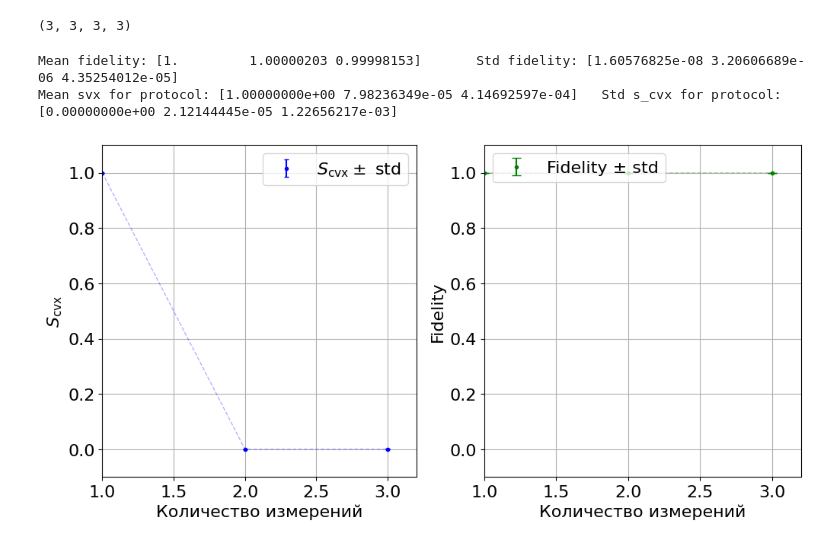
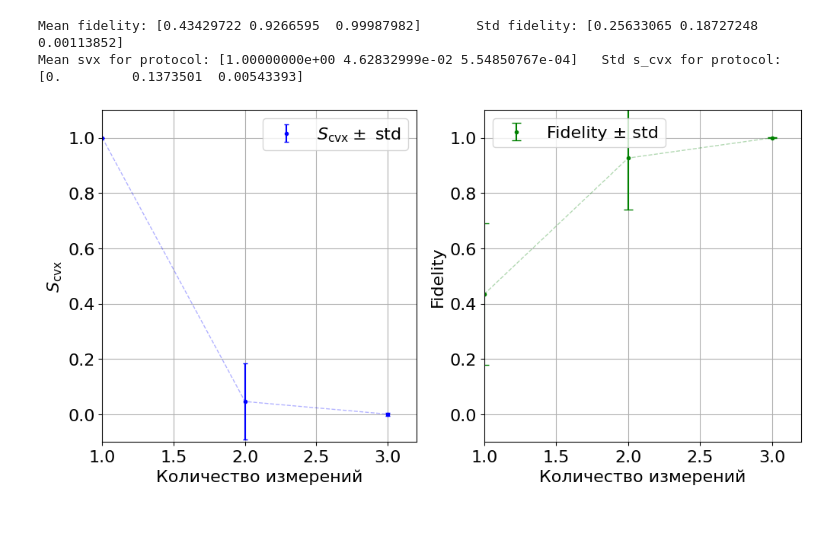
Before and after one commit to Denis-chupa/Quantum_tools, a Jupyter notebook: Tomography/src/research_data/create_s_cvx_pictures.ipynb, the cells around one changed output. Cells and saved outputs as stored; diff of their text form; code cells hidden in the pictures.

```diff
--- a/Tomography/src/research_data/create_s_cvx_pictures.ipynb
+++ b/Tomography/src/research_data/create_s_cvx_pictures.ipynb
@@ -16,8 +13,3 @@ AttributeError("module 'mosek' has no attribute 'conetype'")
-# %%
-from Qutrit import*
-print(oper_fedorov_basis.shape)
-# %% [output]
-(3, 3, 3, 3)
 # %%
 
 from Qutrit import*
@@ -31,38 +23,38 @@ plt.rcParams.update({
     'legend.fontsize': 16          # Размер шрифта легенды
 })
 
-protocol = [diag((1,1,1)), Gl_2(pi / 8), Gl_2(pi / 8) @ Gl_8(0)]
+protocol = [Gl_2(pi / 8), Gl_2(pi / 8) @ Gl_8(0), diag((1,1,1))]
 
 tomography_1 = ACT(protocol, 1, 3)
 x = np.array([1, 2, 3])
 svx_list = []
 fidelity_list = []
-N = 10
+N = 100
 
 
 for i in tqdm(range(N)):
     svx_list_one_measurement, fidelity_list_one_measurement, fidelity_x_min, fidelity_x_max, x_min_list, x_max_list, state_ml = tomography_1.main(epsilon=10**-5)
     for ind_min in range(len(x_min_list)):
         x_min_list[ind_min] = np.array([[complex(item) for item in row] for row in x_min_list[ind_min]])
     for ind_max in range(len(x_max_list)):
         x_max_list[ind_max] = np.array([[complex(item) for item in row] for row in x_max_list[ind_max]])
 
     fidelity_list_xmax_xmin = [tomography_1.Fidelity(x_min_list[0], x_max_list[0]), tomography_1.Fidelity(x_min_list[1], x_max_list[1]), tomography_1.Fidelity(x_min_list[2], x_max_list[2])]#, tomography_1.Fidelity(x_min_list[3], x_max_list[3])]
     if svx_list_one_measurement is not np.inf :
         svx_list.append(svx_list_one_measurement)
         fidelity_list.append(np.abs(fidelity_list_xmax_xmin))
 
 y = np.mean(np.array(svx_list),axis = 0)
 std = np.std(np.array(svx_list),axis = 0)
 fidelity_mean = np.mean((fidelity_list), axis = 0)
 fidelity_std = np.std(np.array(fidelity_list),axis = 0)
 
 
 print("Mean fidelity:", fidelity_mean , "\tStd fidelity:", fidelity_std)
 print("Mean svx for protocol:", y,"\tStd s_cvx for protocol:", std)
 print()
 pl_fid_s_cvx(x, y, std, fidelity_mean, fidelity_std)
 # %% [output]
-Mean fidelity: [1.         1.00000203 0.99998153]       Std fidelity: [1.60576825e-08 3.20606689e-06 4.35254012e-05]
-Mean svx for protocol: [1.00000000e+00 7.98236349e-05 4.14692597e-04]   Std s_cvx for protocol: [0.00000000e+00 2.12144445e-05 1.22656217e-03]
+Mean fidelity: [0.43429722 0.9266595  0.99987982]       Std fidelity: [0.25633065 0.18727248 0.00113852]
+Mean svx for protocol: [1.00000000e+00 4.62832999e-02 5.54850767e-04]   Std s_cvx for protocol: [0.         0.1373501  0.00543393]
-[figure, old version]
+[figure, new version]
```
Also changed, not shown: parts of 1 cell of this notebook, 1 other file.
